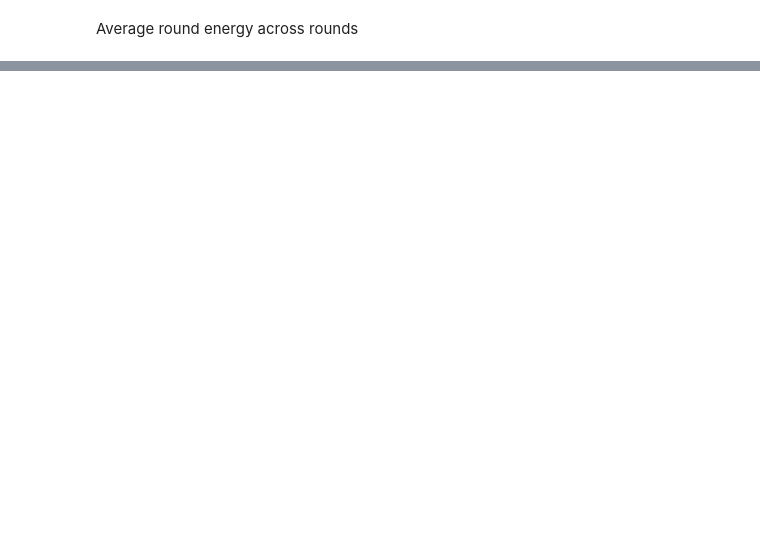
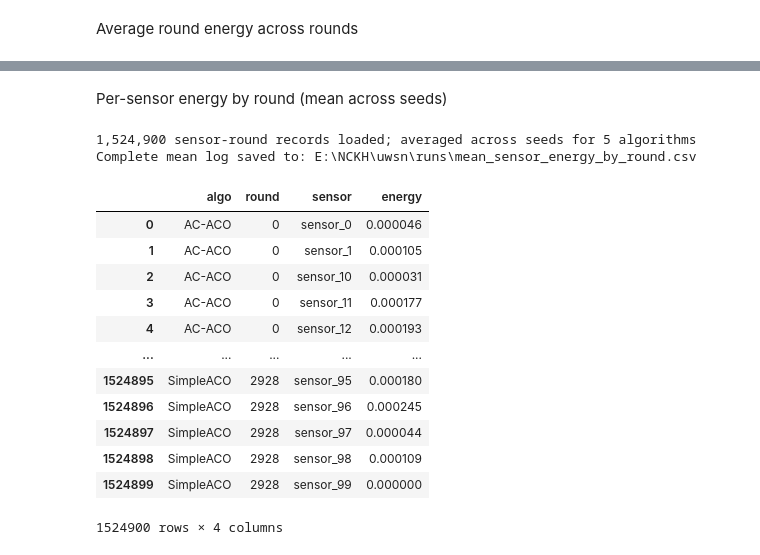
Before and after one commit to sida1420/uwsn, a Jupyter notebook: src/analyze.ipynb, the cells around one changed output, grey strips where cells are left out. Cells and saved outputs as stored; diff of their text form; code cells hidden in the pictures; blank space fills up the shorter version.

```diff
--- a/src/analyze.ipynb
+++ b/src/analyze.ipynb
@@ -165,0 +231,66 @@ plt.show()
+# %% [markdown]
+Per-sensor energy by round (mean across seeds)
+# %%
+def load_sensor_energy(runs_dir=RUNS_DIR, start=START_DATETIME, end=END_DATETIME, seed=SEED):
+    paths = sorted(Path(runs_dir).glob("*_sensor-energy.csv"))
+    start_key = start.replace("-", "").ljust(10, "0")
+    end_key = end.replace("-", "").ljust(10, "9")
+    records = []
+
+    for path in paths:
+        stem = path.stem
+        prefix, run_seed, algo, marker = stem.rsplit("_", 3)
+        if marker != "sensor-energy":
+            continue
+        dt = prefix.rsplit("_", 1)[1]
+        if not (start_key <= dt <= end_key):
+            continue
+        if seed is not None and int(run_seed) != int(seed):
+            continue
+
+        frame = pd.read_csv(path)
+        sensor_columns = [column for column in frame.columns if column.startswith("sensor_")]
+        if "round" not in frame.columns or not sensor_columns:
+            raise ValueError(f"Invalid per-sensor energy file: {path.name}")
+        records.append(
+            frame[["round", *sensor_columns]]
+            .melt(id_vars="round", var_name="sensor", value_name="energy")
+            .assign(algo=algo, seed=int(run_seed), datetime=dt)
+        )
+
+    if not records:
+        raise ValueError(f"No per-sensor energy CSV files matched in {Path(runs_dir).resolve()}")
+    return pd.concat(records, ignore_index=True)
+
+
+sensor_energy_runs = load_sensor_energy()
+sensor_energy_mean = (
+    sensor_energy_runs
+    .groupby(["algo", "round", "sensor"], as_index=False)["energy"]
+    .mean()
+    .sort_values(["algo", "round", "sensor"])
+ )
+sensor_energy_log = Path(RUNS_DIR) / "mean_sensor_energy_by_round.csv"
+sensor_energy_mean.to_csv(sensor_energy_log, index=False)
+print(
+    f"{len(sensor_energy_runs):,} sensor-round records loaded; "
+    f"averaged across seeds for {sensor_energy_mean['algo'].nunique()} algorithms"
+ )
+print(f"Complete mean log saved to: {sensor_energy_log}")
+display(sensor_energy_mean)
+# %% [output]
+1,524,900 sensor-round records loaded; averaged across seeds for 5 algorithms
+Complete mean log saved to: E:\NCKH\uwsn\runs\mean_sensor_energy_by_round.csv
+|  | algo | round | sensor | energy |
+| 0 | AC-ACO | 0 | sensor_0 | 0.000046 |
+| 1 | AC-ACO | 0 | sensor_1 | 0.000105 |
+| 2 | AC-ACO | 0 | sensor_10 | 0.000031 |
+| 3 | AC-ACO | 0 | sensor_11 | 0.000177 |
+| 4 | AC-ACO | 0 | sensor_12 | 0.000193 |
+| ... | ... | ... | ... | ... |
+| 1524895 | SimpleACO | 2928 | sensor_95 | 0.000180 |
+| 1524896 | SimpleACO | 2928 | sensor_96 | 0.000245 |
+| 1524897 | SimpleACO | 2928 | sensor_97 | 0.000044 |
+| 1524898 | SimpleACO | 2928 | sensor_98 | 0.000109 |
+| 1524899 | SimpleACO | 2928 | sensor_99 | 0.000000 |
+1524900 rows × 4 columns
```
Also changed, not shown: parts of 5 cells of this notebook, 3 other files.
